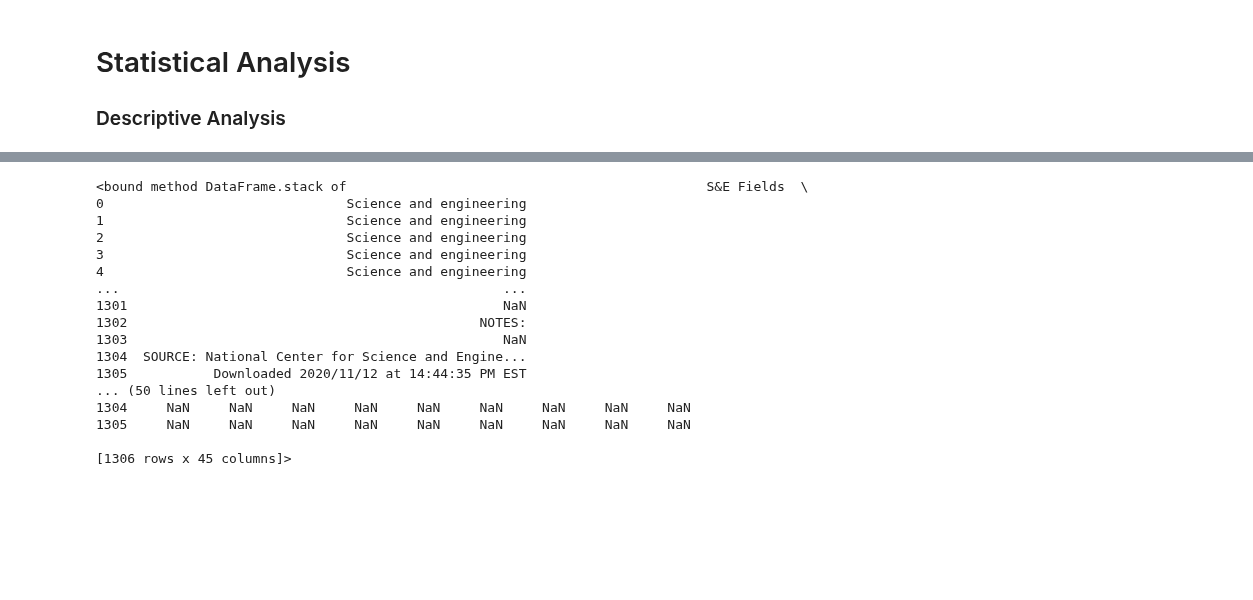
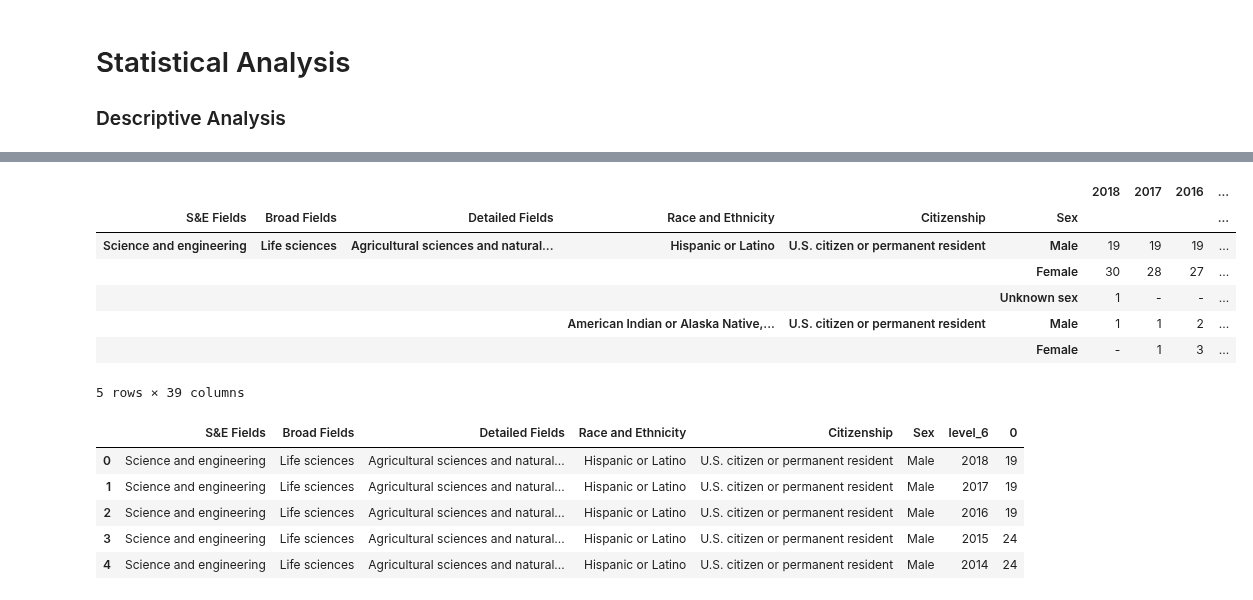
Before and after one commit to mulukenm/dataScience, a Jupyter notebook: 04-DS_Statistical_Analysis.ipynb, the cells around one changed output, grey strips where cells are left out. Saved outputs shown, nothing was run; the diff lists cells and outputs as text; code cells hidden in the pictures; blank space fills up the shorter version.

```diff
--- a/04-DS_Statistical_Analysis.ipynb
+++ b/04-DS_Statistical_Analysis.ipynb
@@ -21,20 +29,24 @@ df.head()
-# %%
-df
-# %% [output]
-<bound method DataFrame.stack of                                              S&E Fields  \
-0                               Science and engineering
-1                               Science and engineering
-2                               Science and engineering
-3                               Science and engineering
-4                               Science and engineering
-...                                                 ...
-1301                                                NaN
-1302                                             NOTES:
-1303                                                NaN
-1304  SOURCE: National Center for Science and Engine...
-1305           Downloaded 2020/11/12 at 14:44:35 PM EST
-... (50 lines left out)
-1304     NaN     NaN     NaN     NaN     NaN     NaN     NaN     NaN     NaN
-1305     NaN     NaN     NaN     NaN     NaN     NaN     NaN     NaN     NaN
-
-[1306 rows x 45 columns]>
+# %%
+df = df.set_index(['S&E Fields', 'Broad Fields', 'Detailed Fields', 'Race and Ethnicity',
+       'Citizenship', 'Sex'])
+df.head()
+# %% [output]
+|  |  |  |  |  |  | 2018 | 2017 | 2016 | ... |
+| S&E Fields | Broad Fields | Detailed Fields | Race and Ethnicity | Citizenship | Sex |  |  |  | ... |
+| Science and engineering | Life sciences | Agricultural sciences and natural... | Hispanic or Latino | U.S. citizen or permanent resident | Male | 19 | 19 | 19 | ... |
+|  |  |  |  |  | Female | 30 | 28 | 27 | ... |
+|  |  |  |  |  | Unknown sex | 1 | - | - | ... |
+|  |  |  | American Indian or Alaska Native,... | U.S. citizen or permanent resident | Male | 1 | 1 | 2 | ... |
+|  |  |  |  |  | Female | - | 1 | 3 | ... |
+5 rows × 39 columns
+# %%
+df = df.stack().to_frame()
+df = df.reset_index()
+df.head()
+# %% [output]
+|  | S&E Fields | Broad Fields | Detailed Fields | Race and Ethnicity | Citizenship | Sex | level_6 | 0 |
+| 0 | Science and engineering | Life sciences | Agricultural sciences and natural... | Hispanic or Latino | U.S. citizen or permanent resident | Male | 2018 | 19 |
+| 1 | Science and engineering | Life sciences | Agricultural sciences and natural... | Hispanic or Latino | U.S. citizen or permanent resident | Male | 2017 | 19 |
+| 2 | Science and engineering | Life sciences | Agricultural sciences and natural... | Hispanic or Latino | U.S. citizen or permanent resident | Male | 2016 | 19 |
+| 3 | Science and engineering | Life sciences | Agricultural sciences and natural... | Hispanic or Latino | U.S. citizen or permanent resident | Male | 2015 | 24 |
+| 4 | Science and engineering | Life sciences | Agricultural sciences and natural... | Hispanic or Latino | U.S. citizen or permanent resident | Male | 2014 | 24 |
```
Also changed, not shown: parts of 3 cells of this notebook.
